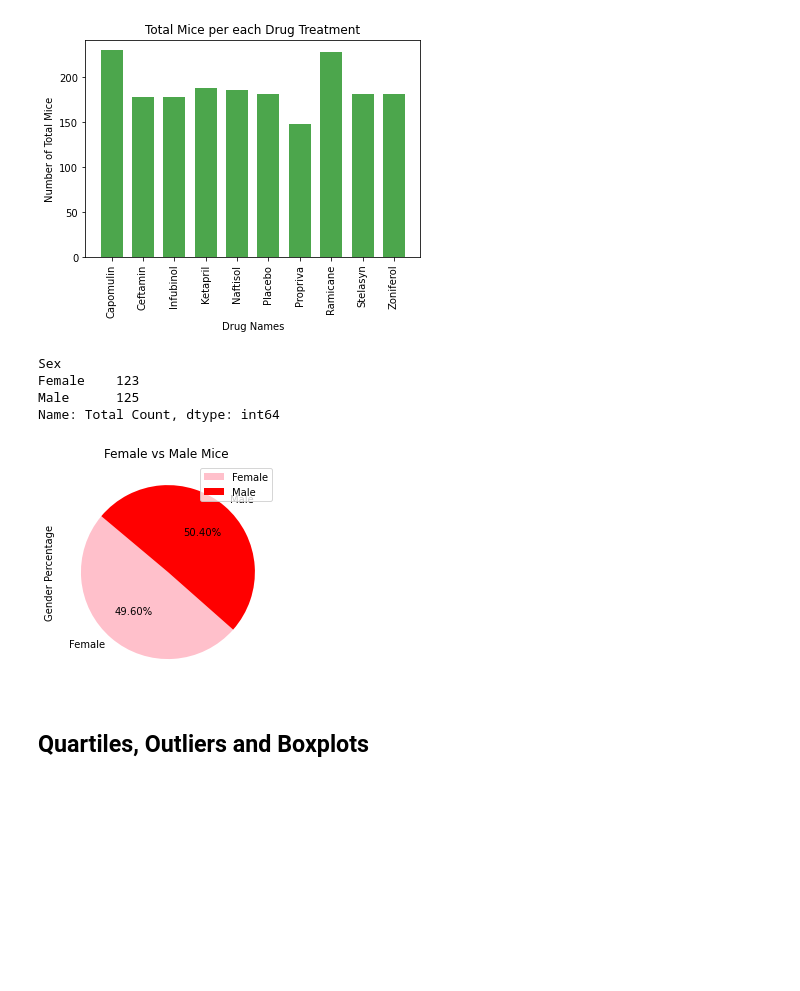
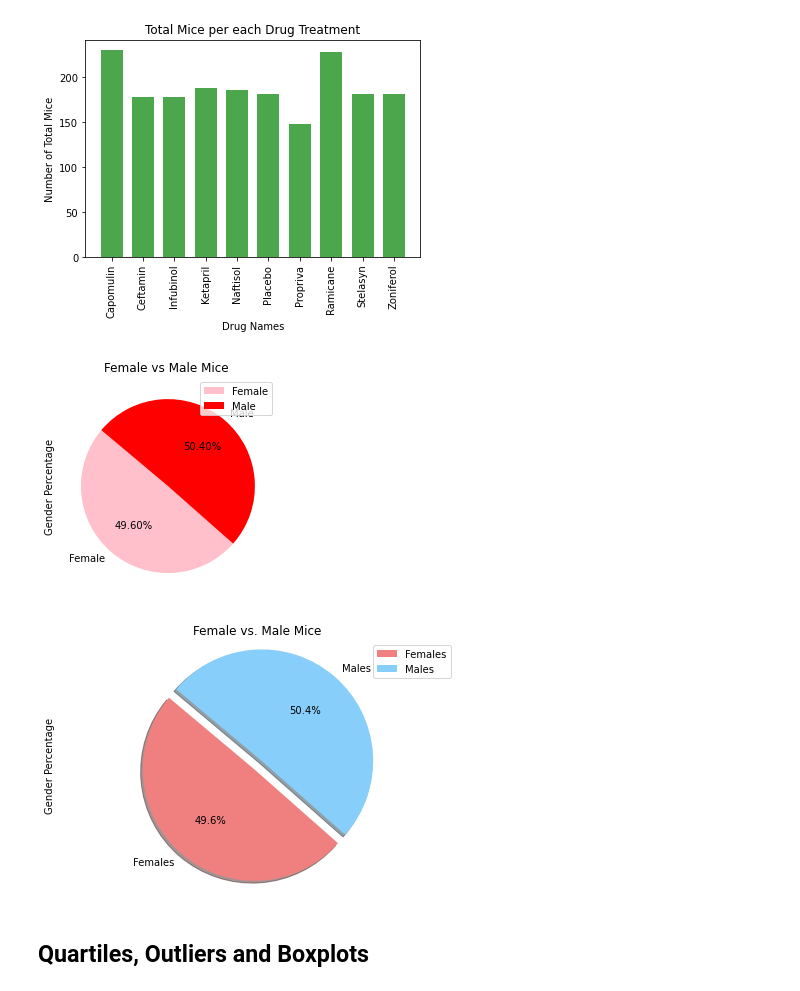
Before and after one commit to Fraolabebe/Matplotlib_Challenge, a Jupyter notebook: 01-Case-Assignment/Instructions/Pymaceuticals/pymaceuticals_starter.ipynb, the cells around one changed output. Drawn from its saved outputs; the diff is of its cells as text; code cells hidden in the pictures; blank space fills up the shorter version.

Commit message:
Added py plot

```diff
--- a/01-Case-Assignment/Instructions/Pymaceuticals/pymaceuticals_starter.ipynb
+++ b/01-Case-Assignment/Instructions/Pymaceuticals/pymaceuticals_starter.ipynb
@@ -188,9 +188,13 @@ mouse_gender
 mouse_gender.columns = ["Total Count"]
 
 total_count = mouse_gender["Total Count"]
-print(total_count)
 gender_sum = mouse_gender["Total Count"].sum()
 gender_sum
+
+#Calculating the percentage of mouse gender for both female and male
+mouse_gender["Gender Percentage"] = (total_count/gender_sum)*100
+mouse_gender
+
 
 mouse_gender["Gender Percentage"] = (total_count/gender_sum)*100
 
@@ -198,8 +202,4 @@ plot = mouse_gender.plot.pie(y='Gender Percentage', title= 'Female vs Male Mice
 
 plt.savefig("../Images/pandas_pie.png")
 # %% [output]
-Sex
-Female    123
-Male      125
-Name: Total Count, dtype: int64
 [figure]
@@ -208,3 +206,24 @@ Name: Total Count, dtype: int64
+# %%
+# Generate a pie plot showing the distribution of female versus male mice using pyplot
+
+labels = ["Females", "Males"]
+
+sizes = [49.596774,50.403226]
+
+explode = (0.1, 0)
+
+colors = ["lightcoral", "lightskyblue"]
+plt.pie(sizes, explode=explode, labels=labels, colors=colors,
+        autopct="%1.1f%%", shadow=True, startangle=140)
+
+plt.axis("equal")
+
+plt.title("Female vs. Male Mice")
+plt.ylabel('Gender Percentage')
+plt.legend(loc="upper right")
+plt.tight_layout()
+# %% [output]
+[figure, added]
 # %% [markdown]
 ## Quartiles, Outliers and Boxplots
 # %%
```
Also changed, not shown: parts of 1 cell of this notebook.
